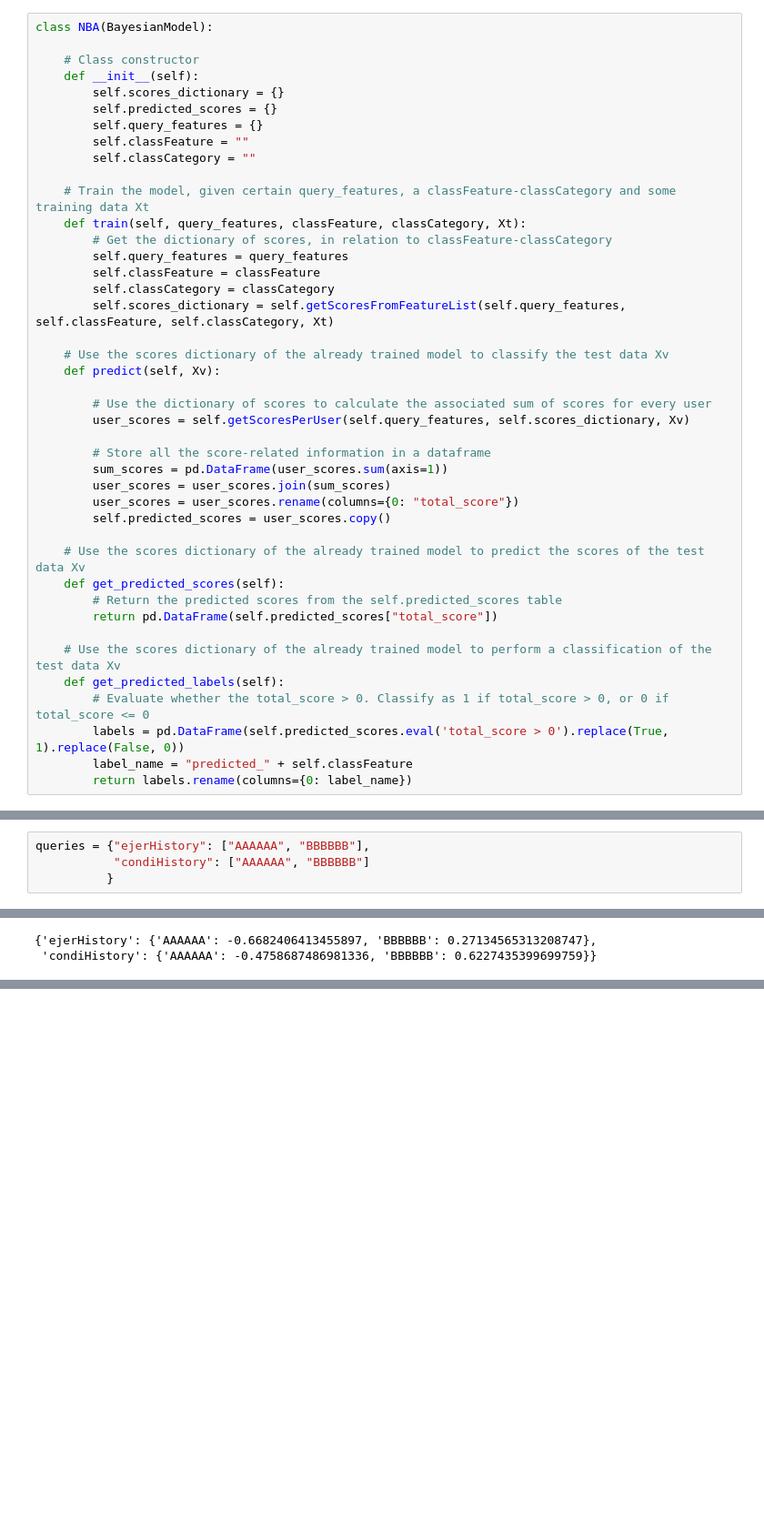
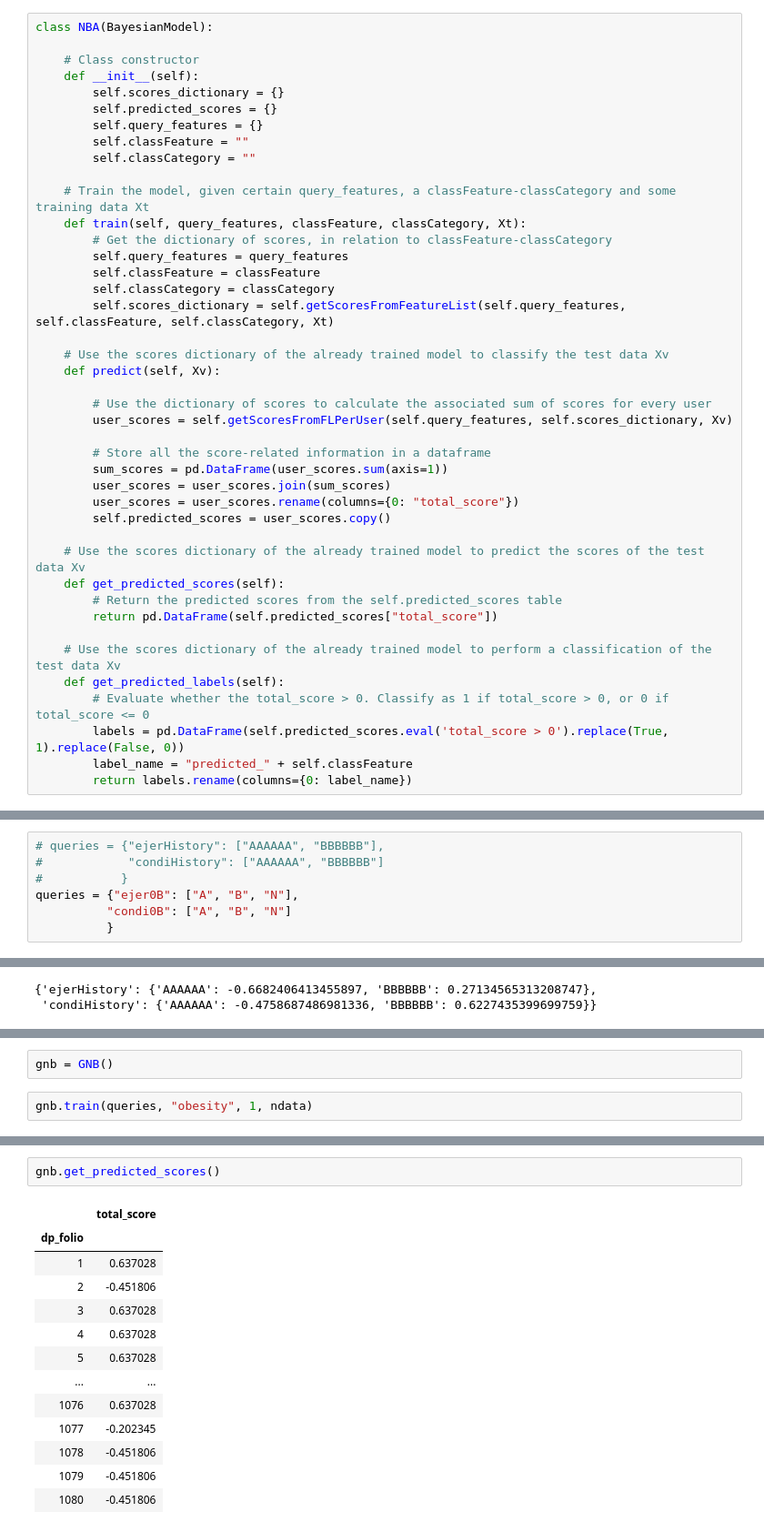
Before and after one commit to vicalbiter/histories, a Jupyter notebook: Classes Playground.ipynb, the cells around one changed output, grey strips where cells are left out. Shown at 91% size. Drawn from its saved outputs; the diff is of its cells as text; blank space fills up the shorter version.

```diff
--- a/Classes Playground.ipynb
+++ b/Classes Playground.ipynb
@@ -508,7 +535,7 @@ class NBA(BayesianModel):
     def predict(self, Xv):
 
         # Use the dictionary of scores to calculate the associated sum of scores for every user
-        user_scores = self.getScoresPerUser(self.query_features, self.scores_dictionary, Xv)
+        user_scores = self.getScoresFromFLPerUser(self.query_features, self.scores_dictionary, Xv)
 
         # Store all the score-related information in a dataframe
         sum_scores = pd.DataFrame(user_scores.sum(axis=1))
@@ -582,8 +609,11 @@ def getScoresFromFeatureAndCatlist(feature, catlist, classFeature, classCategory
         scores[category] = bm.getScore(feature, category, classFeature, classCategory, data)
     return scores
 # %%
-queries = {"ejerHistory": ["AAAAAA", "BBBBBB"],
-           "condiHistory": ["AAAAAA", "BBBBBB"]
+# queries = {"ejerHistory": ["AAAAAA", "BBBBBB"],
+#            "condiHistory": ["AAAAAA", "BBBBBB"]
+#           }
+queries = {"ejer0B": ["A", "B", "N"],
+          "condi0B": ["A", "B", "N"]
           }
 # %%
 for query in queries:
@@ -609,0 +682,4 @@ bm.getScoresFromFeatureListAndCatlist(queries, "obesity", 1, ndata)
+# %%
+gnb = GNB()
+# %%
+gnb.train(queries, "obesity", 1, ndata)
@@ -609,0 +697,16 @@ bm.getScoresFromFeatureListAndCatlist(queries, "obesity", 1, ndata)
+# %%
+gnb.get_predicted_scores()
+# %% [output]
+|  | total_score |
+| dp_folio |  |
+| 1 | 0.637028 |
+| 2 | -0.451806 |
+| 3 | 0.637028 |
+| 4 | 0.637028 |
+| 5 | 0.637028 |
+| ... | ... |
+| 1076 | 0.637028 |
+| 1077 | -0.202345 |
+| 1078 | -0.451806 |
+| 1079 | -0.451806 |
+| 1080 | -0.451806 |
```
Also changed, not shown: parts of 8 cells of this notebook.
